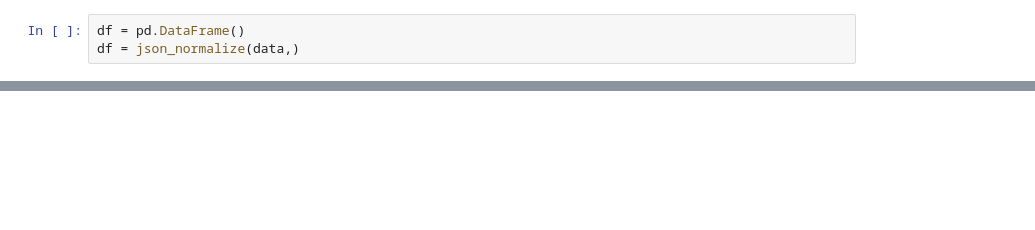
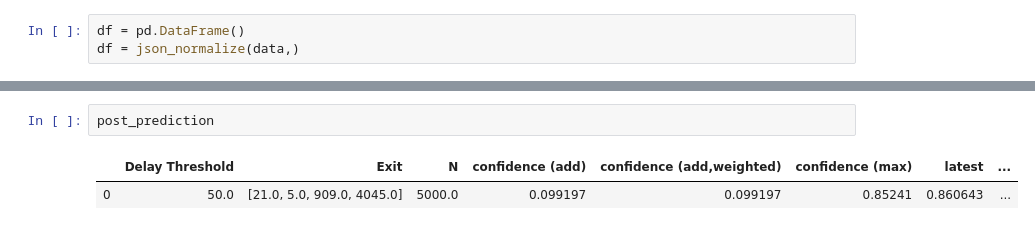
Before and after one commit to AlexKarlsen/thesis-src, a Jupyter notebook: DDNN/edge_test/Untitled.ipynb, the cells around one changed output, grey strips where cells are left out. Drawn from its saved outputs; the diff is of its cells as text; blank space fills up the shorter version.

```diff
--- a/DDNN/edge_test/Untitled.ipynb
+++ b/DDNN/edge_test/Untitled.ipynb
@@ -75,2 +323,7 @@ df.loc[df['sample']==57]
+# %%
+post_prediction
+# %% [output]
+|  | Delay Threshold | Exit | N | confidence (add) | confidence (add,weighted) | confidence (max) | latest | ... |
+| 0 | 50.0 | [21.0, 5.0, 909.0, 4045.0] | 5000.0 | 0.099197 | 0.099197 | 0.85241 | 0.860643 | ... |
 # %%
 df.groupby('exit').mean()
```
Also changed, not shown: parts of 18 cells of this notebook, 8 other files.
